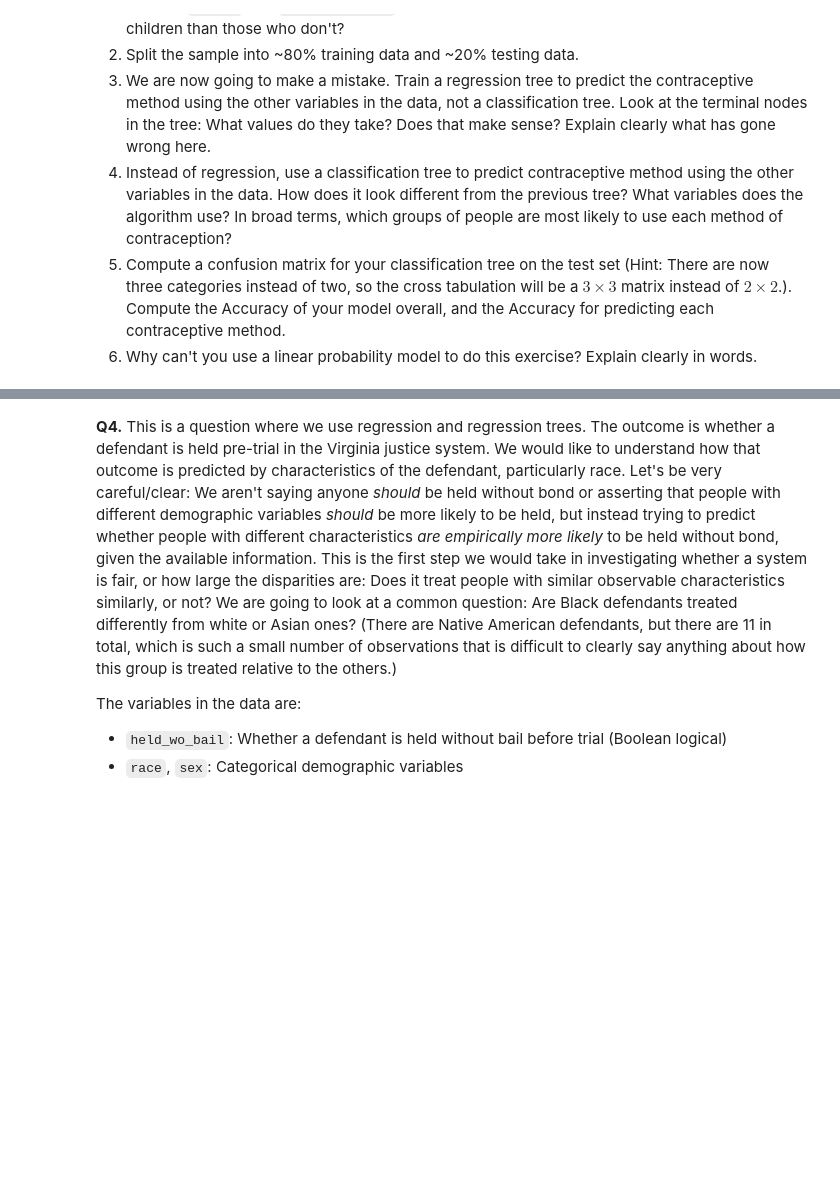
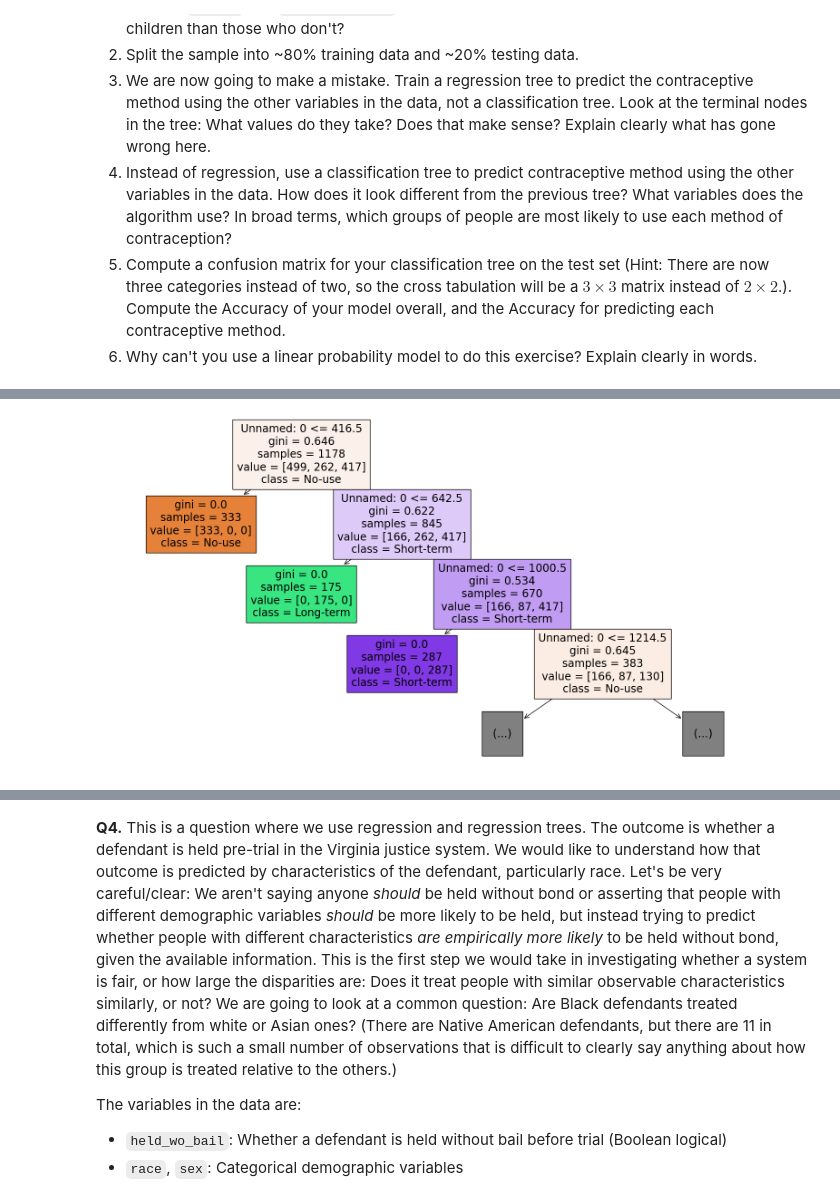
Before and after one commit to suhaaskanneganti/assignment4, a Jupyter notebook: assignment4.ipynb, the cells around one changed output, grey strips where cells are left out. Saved outputs shown, nothing was run; the diff lists cells and outputs as text; code cells hidden in the pictures; blank space fills up the shorter version.

```diff
--- a/assignment4.ipynb
+++ b/assignment4.ipynb
@@ -571,0 +606,8 @@ Therefore, based on the metrics on the test set, the decision tree model perform
+# %%
+#3.2
+from sklearn.model_selection import train_test_split
+
+# Split the data into training and testing sets
+train_data, test_data = train_test_split(data, test_size=0.2, random_state=42)
+
+train_data.shape, test_data.shape
@@ -571,0 +616,20 @@ Therefore, based on the metrics on the test set, the decision tree model perform
+# %%
+#3.3
+from sklearn.tree import DecisionTreeRegressor
+from sklearn.model_selection import cross_val_score
+import numpy as np
+
+# Prepare the data for regression tree
+X_train = train_data.drop('method', axis=1)
+y_train = train_data['method']
+
+# Initialize the regression tree model
+reg_tree = DecisionTreeRegressor(random_state=42)
+
+# Fit the model
+reg_tree.fit(X_train, y_train)
+
+# Display the first few terminal nodes (leaves) of the tree
+# Extracting the values at the leaves
+leaf_values = reg_tree.tree_.value[reg_tree.tree_.children_left == -1][:5]
+leaf_values.flatten()
@@ -571,0 +645,18 @@ Therefore, based on the metrics on the test set, the decision tree model perform
+# %%
+#3.4
+from sklearn.tree import DecisionTreeClassifier
+from sklearn import tree
+import matplotlib.pyplot as plt
+
+# Initialize the classification tree model
+class_tree = DecisionTreeClassifier(random_state=42)
+
+# Fit the model on the training data
+class_tree.fit(X_train, y_train)
+
+# Visualizing the first few levels of the tree for interpretability
+plt.figure(figsize=(20,10))
+tree.plot_tree(class_tree, max_depth=3, feature_names=X_train.columns, class_names=["No-use", "Long-term", "Short-term"], filled=True)
+plt.show()
+# %% [output]
+[figure, added]
```
Also changed, not shown: parts of 9 cells of this notebook.
